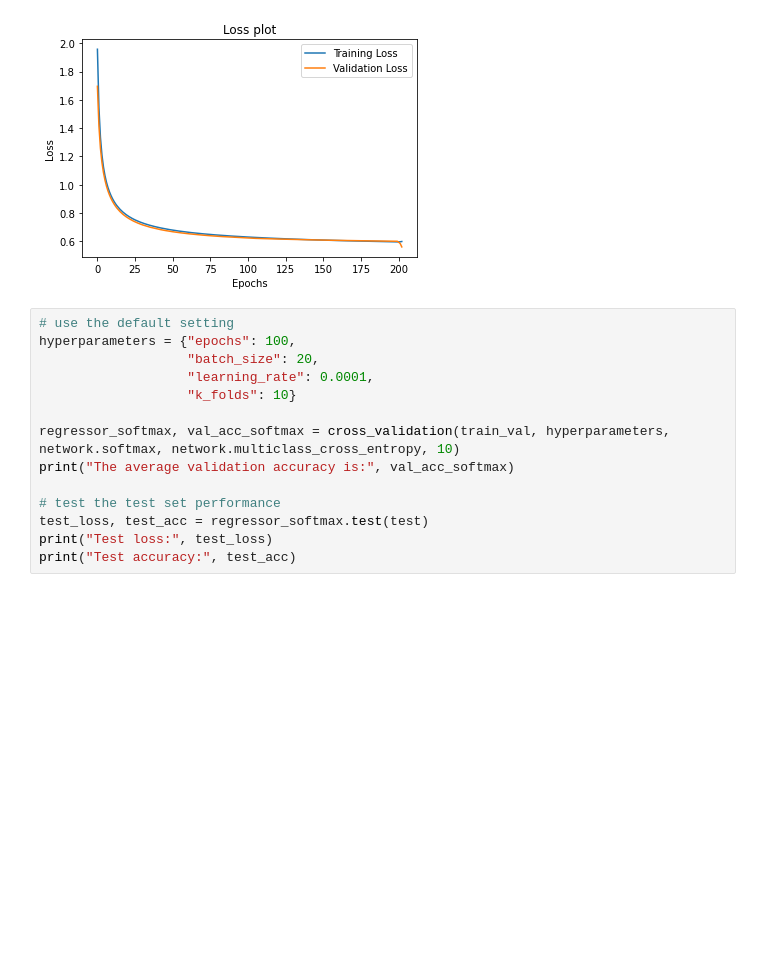
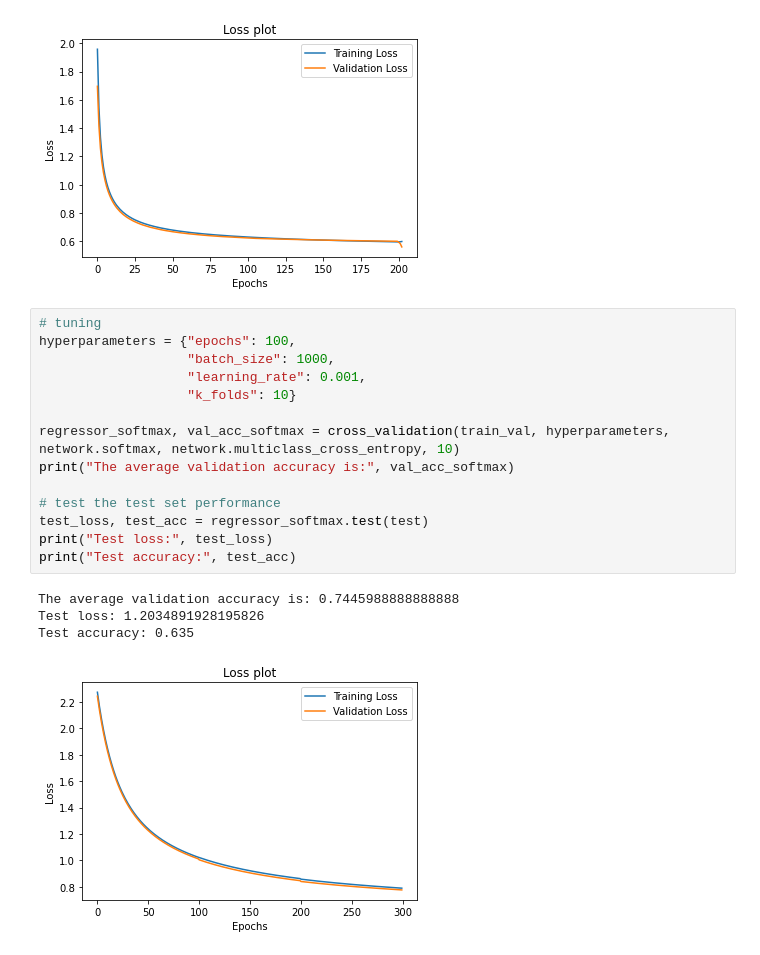
Before and after one commit to hblyx/CSE-151B, a Jupyter notebook: PA1/PA1_logreg.ipynb, the cells around one changed output. Cells and saved outputs as stored; diff of their text form; blank space fills up the shorter version.

```diff
--- a/PA1/PA1_logreg.ipynb
+++ b/PA1/PA1_logreg.ipynb
@@ -285,16 +285,21 @@ Test loss: 1.0171356329395458
 Test accuracy: 0.6926
 [figure]
 # %%
-# use the default setting
+# tuning
 hyperparameters = {"epochs": 100,
-                   "batch_size": 20,
-                   "learning_rate": 0.0001,
+                   "batch_size": 1000,
+                   "learning_rate": 0.001,
                    "k_folds": 10}
 
 regressor_softmax, val_acc_softmax = cross_validation(train_val, hyperparameters, network.softmax, network.multiclass_cross_entropy, 10)
 print("The average validation accuracy is:", val_acc_softmax)
 
 # test the test set performance
 test_loss, test_acc = regressor_softmax.test(test)
 print("Test loss:", test_loss)
 print("Test accuracy:", test_acc)
+# %% [output]
+The average validation accuracy is: 0.7445988888888888
+Test loss: 1.2034891928195826
+Test accuracy: 0.635
+[figure, added]
```
Also changed, not shown: parts of 4 cells of this notebook.
